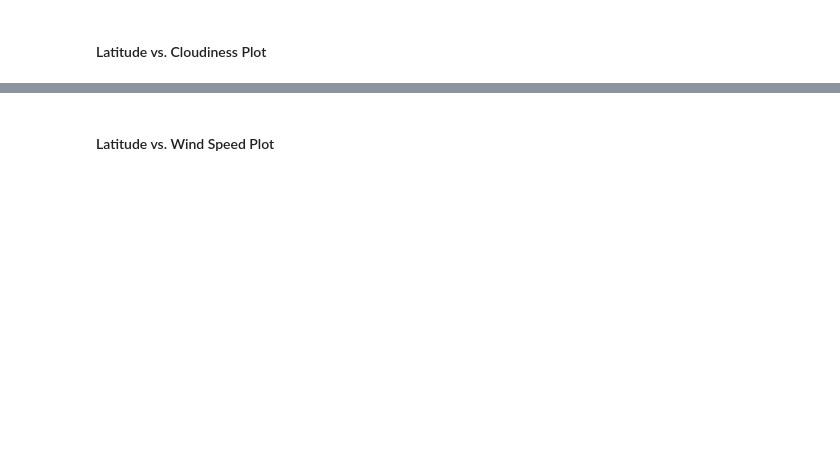
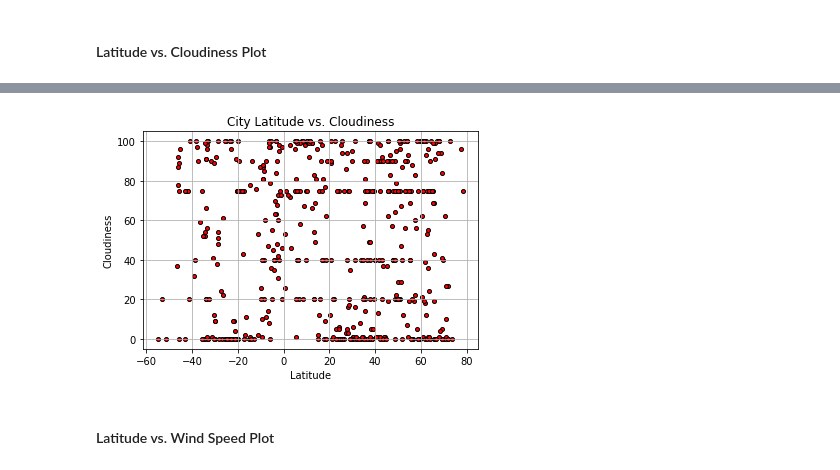
Before and after one commit to astoriajosh28/myhomework, a Jupyter notebook: HW#6/Resources/WeatherPy.ipynb, the cells around one changed output, grey strips where cells are left out. Cells and saved outputs as stored; diff of their text form; code cells hidden in the pictures; blank space fills up the shorter version.

```diff
--- a/HW#6/Resources/WeatherPy.ipynb
+++ b/HW#6/Resources/WeatherPy.ipynb
@@ -198,2 +196,13 @@ SyntaxError: EOL while scanning string literal (<ipython-input-29-fddaa2121c44>,
+# %%
+plt.scatter(weather_df["Lat"], weather_df["Cloudiness"], marker="o", facecolors="red", edgecolors="black", s=16)
+plt.xlabel('Latitude')
+plt.ylabel('Cloudiness')
+plt.title("City Latitude vs. Cloudiness")
+plt.grid(True)
+
+plt.savefig("latitude_vs_cloudiness.png")
+plt.show()
+# %% [output]
+[figure, added]
 # %% [markdown]
 #### Latitude vs. Wind Speed Plot
```
Also changed, not shown: parts of 9 cells of this notebook.
